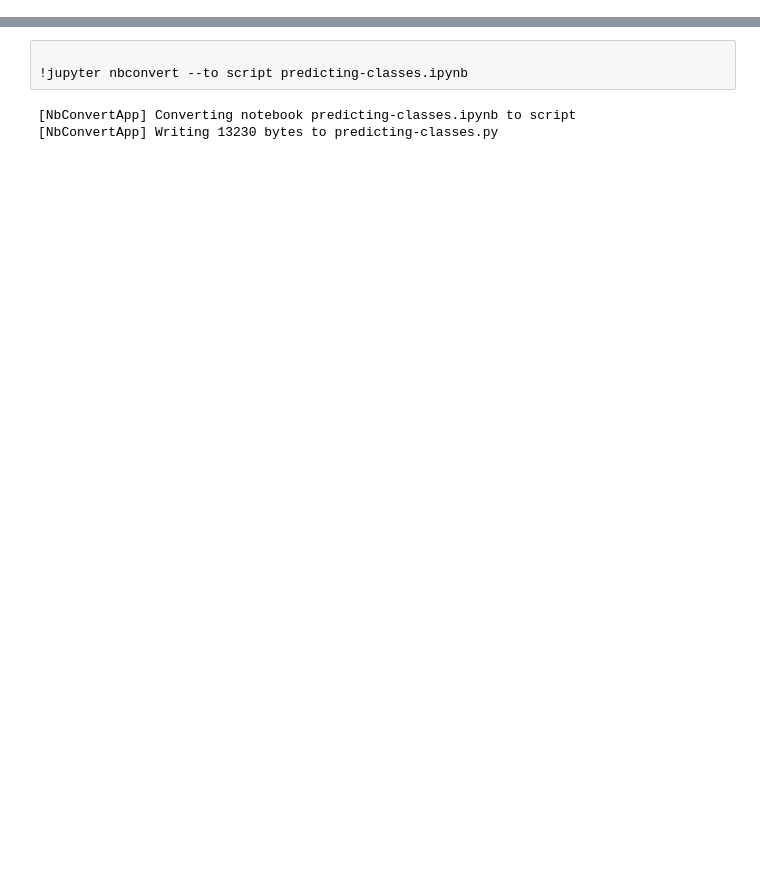
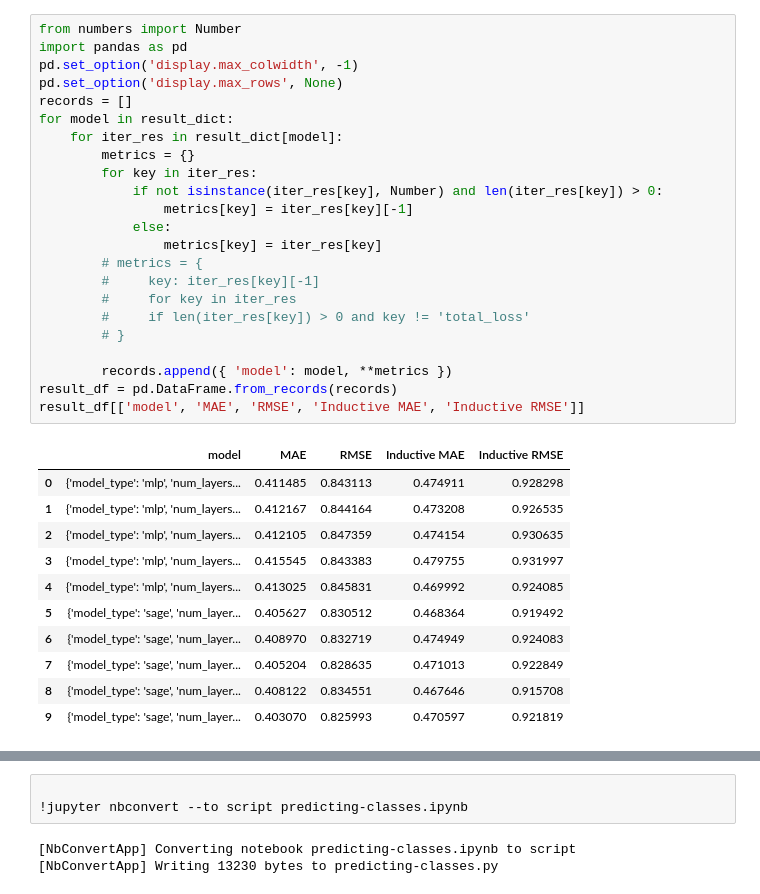
Before and after one commit to wilsoncwc/predicting-choice, a Jupyter notebook: predicting-classes.ipynb, the cells around one changed output, grey strips where cells are left out. Cells and saved outputs as stored; diff of their text form; blank space fills up the shorter version.

```diff
--- a/predicting-classes.ipynb
+++ b/predicting-classes.ipynb
@@ -119,2 +220,37 @@ for lr in [0.01,0.005,0.001]:
+# %%
+from numbers import Number
+import pandas as pd
+pd.set_option('display.max_colwidth', -1)
+pd.set_option('display.max_rows', None)
+records = []
+for model in result_dict:
+    for iter_res in result_dict[model]:
+        metrics = {}
+        for key in iter_res:
+            if not isinstance(iter_res[key], Number) and len(iter_res[key]) > 0:
+                metrics[key] = iter_res[key][-1]
+            else:
+                metrics[key] = iter_res[key]
+        # metrics = {
+        #     key: iter_res[key][-1]
+        #     for key in iter_res
+        #     if len(iter_res[key]) > 0 and key != 'total_loss'
+        # }
+
+        records.append({ 'model': model, **metrics })
+result_df = pd.DataFrame.from_records(records)
+result_df[['model', 'MAE', 'RMSE', 'Inductive MAE', 'Inductive RMSE']]
+# %% [output]
+|  | model | MAE | RMSE | Inductive MAE | Inductive RMSE |
+| 0 | {'model_type': 'mlp', 'num_layers... | 0.411485 | 0.843113 | 0.474911 | 0.928298 |
+| 1 | {'model_type': 'mlp', 'num_layers... | 0.412167 | 0.844164 | 0.473208 | 0.926535 |
+| 2 | {'model_type': 'mlp', 'num_layers... | 0.412105 | 0.847359 | 0.474154 | 0.930635 |
+| 3 | {'model_type': 'mlp', 'num_layers... | 0.415545 | 0.843383 | 0.479755 | 0.931997 |
+| 4 | {'model_type': 'mlp', 'num_layers... | 0.413025 | 0.845831 | 0.469992 | 0.924085 |
+| 5 | {'model_type': 'sage', 'num_layer... | 0.405627 | 0.830512 | 0.468364 | 0.919492 |
+| 6 | {'model_type': 'sage', 'num_layer... | 0.408970 | 0.832719 | 0.474949 | 0.924083 |
+| 7 | {'model_type': 'sage', 'num_layer... | 0.405204 | 0.828635 | 0.471013 | 0.922849 |
+| 8 | {'model_type': 'sage', 'num_layer... | 0.408122 | 0.834551 | 0.467646 | 0.915708 |
+| 9 | {'model_type': 'sage', 'num_layer... | 0.403070 | 0.825993 | 0.470597 | 0.921819 |
 # %%
 from matplotlib.lines import Line2D
```
Also changed, not shown: parts of 5 cells of this notebook, 16 other files.
